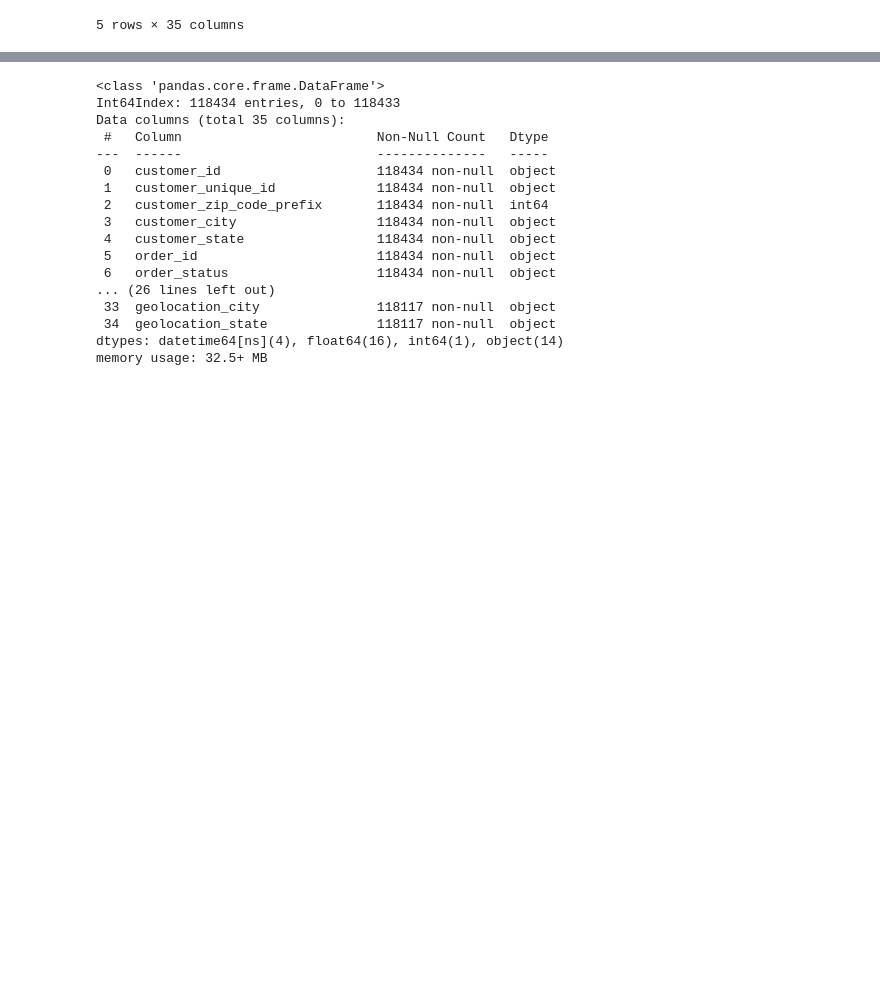
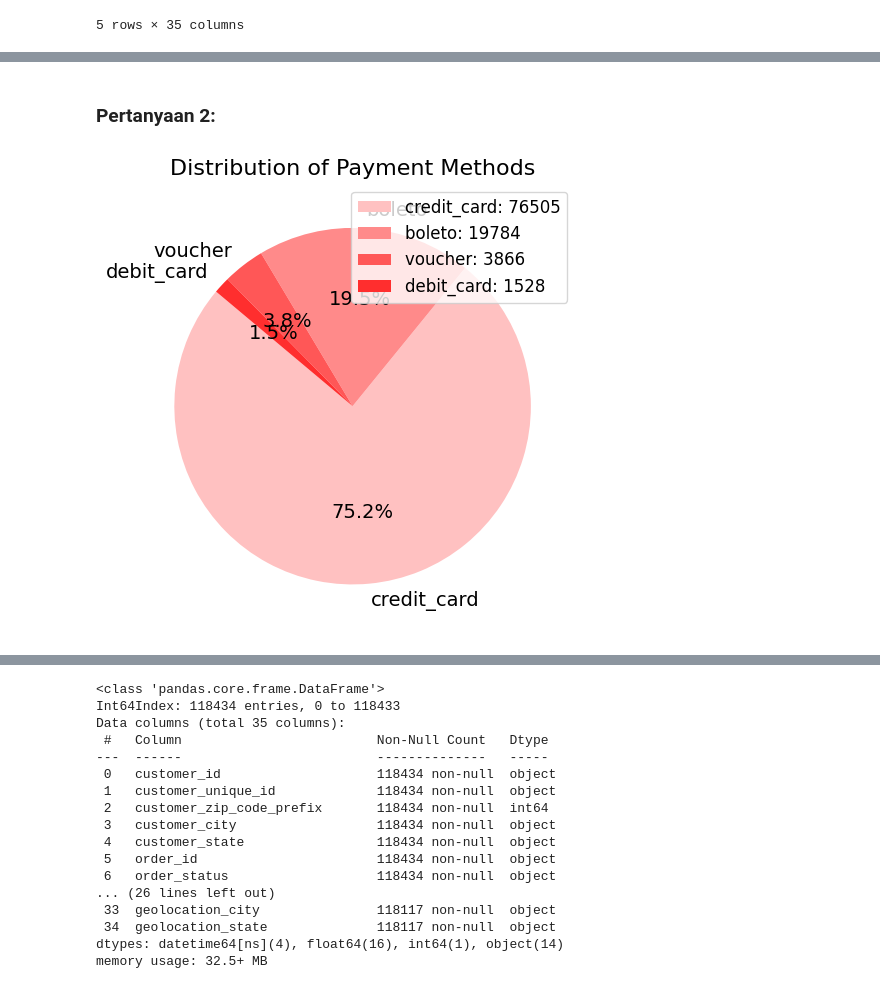
Before and after one commit to Rikiyp/Project_Analysis_Data, a Jupyter notebook: Proyek_Analisis_Data.ipynb, the cells around one changed output, grey strips where cells are left out. Cells and saved outputs as stored; diff of their text form; code cells hidden in the pictures; blank space fills up the shorter version.

```diff
--- a/Proyek_Analisis_Data.ipynb
+++ b/Proyek_Analisis_Data.ipynb
@@ -918,0 +918,43 @@ main_data.head()
+# %% [markdown]
+### Pertanyaan 2:
+# %%
+
+paymentType_to_order = order_payments_df.groupby(by="payment_type").agg({
+    "order_id": "nunique"
+}).sort_values(by="order_id", ascending=False)
+
+# Warna untuk pie chart (opsional, bisa disesuaikan dengan preferensi)
+colors = ['#FFC1C1',  # Very light red (paling pudar)
+          '#FF8A8A',  # Light red (lebih pudar)
+          '#FF5757',  # Medium light red (merah terang sedang)
+          '#FF2E2E',  # Medium red (merah sedang)
+          '#FF0000']  # Solid red (merah tegas)
+
+# Plotting pie chart
+plt.figure(figsize=(10, 5))
+
+# Menggunakan data dari hasil groupby langsung untuk membuat pie chart
+plt.pie(
+    paymentType_to_order['order_id'],  # Data yang di-plot langsung dari kolom 'order_id'
+    labels=paymentType_to_order.index,  # Label diambil dari index hasil groupby (yaitu payment_type)
+    autopct='%1.1f%%',  # Menampilkan persentase
+    startangle=140,  # Mulai dari sudut 140 derajat
+    colors=colors[:len(paymentType_to_order)],  # Menyesuaikan jumlah warna dengan jumlah data
+    textprops={'fontsize': 14}  # Ukuran font untuk label
+)
+
+# Tambahkan judul
+plt.title('Distribution of Payment Methods', fontsize=16)
+
+# Menambahkan legend dengan nilai absolut
+plt.legend(
+    labels=[f'{ptype}: {count}' for ptype, count in zip(paymentType_to_order.index, paymentType_to_order['order_id'])],
+    loc='upper right',
+    fontsize=12
+)
+
+# Menampilkan pie chart
+plt.tight_layout()
+plt.show()
+# %% [output]
+[figure, added]
```
Also changed, not shown: parts of 64 cells of this notebook, 3 other files.
